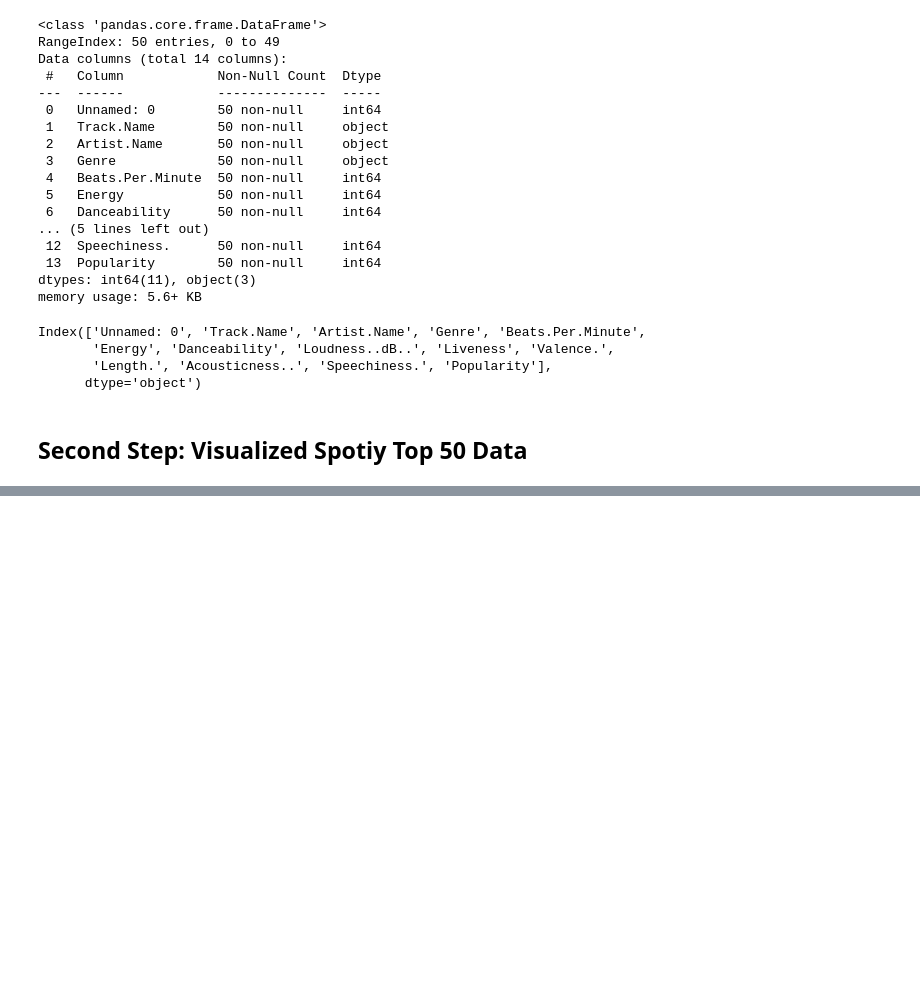
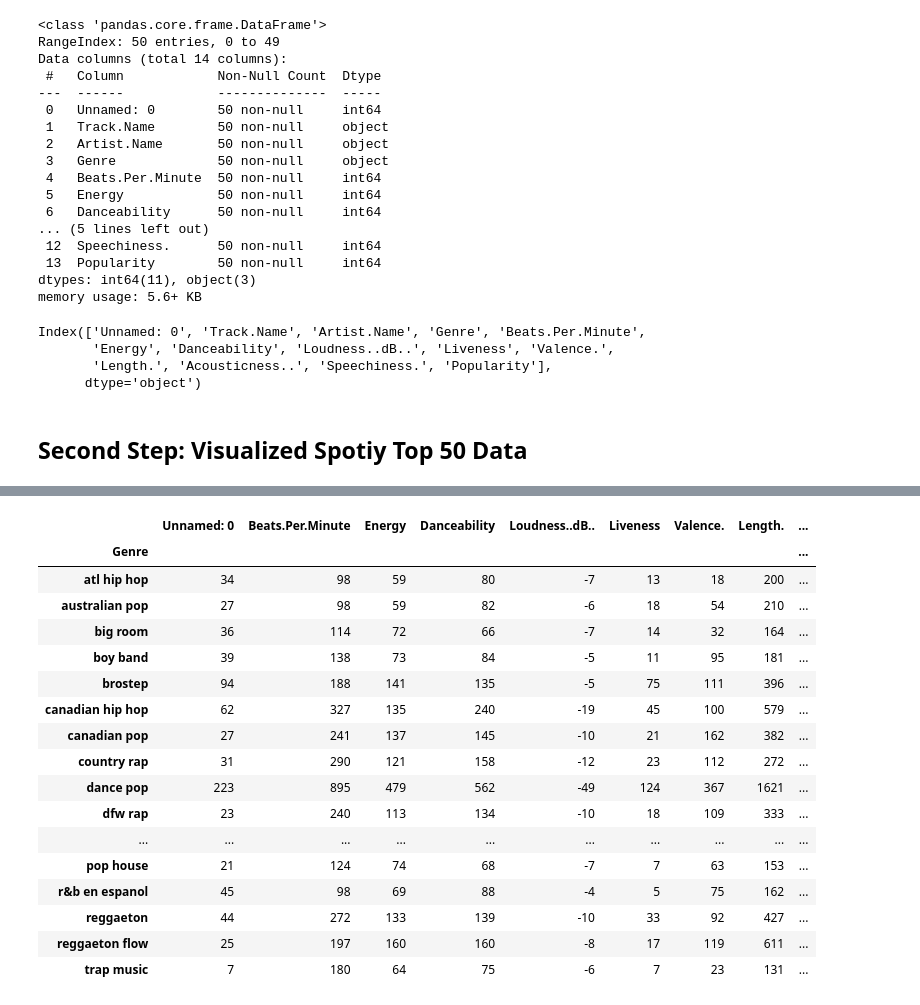
Before and after one commit to zli995/Spotify-Top-50-Songs-Analysis-2019, a Jupyter notebook: data/Spotify Top 50 Songs 2019 Analysis.ipynb, the cells around one changed output, grey strips where cells are left out. Cells and saved outputs as stored; diff of their text form; code cells hidden in the pictures; blank space fills up the shorter version.

```diff
--- a/data/Spotify Top 50 Songs 2019 Analysis.ipynb
+++ b/data/Spotify Top 50 Songs 2019 Analysis.ipynb
@@ -72,0 +88,21 @@ plt.show()
+# %%
+b
+# %% [output]
+|  | Unnamed: 0 | Beats.Per.Minute | Energy | Danceability | Loudness..dB.. | Liveness | Valence. | Length. | ... |
+| Genre |  |  |  |  |  |  |  |  | ... |
+| atl hip hop | 34 | 98 | 59 | 80 | -7 | 13 | 18 | 200 | ... |
+| australian pop | 27 | 98 | 59 | 82 | -6 | 18 | 54 | 210 | ... |
+| big room | 36 | 114 | 72 | 66 | -7 | 14 | 32 | 164 | ... |
+| boy band | 39 | 138 | 73 | 84 | -5 | 11 | 95 | 181 | ... |
+| brostep | 94 | 188 | 141 | 135 | -5 | 75 | 111 | 396 | ... |
+| canadian hip hop | 62 | 327 | 135 | 240 | -19 | 45 | 100 | 579 | ... |
+| canadian pop | 27 | 241 | 137 | 145 | -10 | 21 | 162 | 382 | ... |
+| country rap | 31 | 290 | 121 | 158 | -12 | 23 | 112 | 272 | ... |
+| dance pop | 223 | 895 | 479 | 562 | -49 | 124 | 367 | 1621 | ... |
+| dfw rap | 23 | 240 | 113 | 134 | -10 | 18 | 109 | 333 | ... |
+| ... | ... | ... | ... | ... | ... | ... | ... | ... | ... |
+| pop house | 21 | 124 | 74 | 68 | -7 | 7 | 63 | 153 | ... |
+| r&b en espanol | 45 | 98 | 69 | 88 | -4 | 5 | 75 | 162 | ... |
+| reggaeton | 44 | 272 | 133 | 139 | -10 | 33 | 92 | 427 | ... |
+| reggaeton flow | 25 | 197 | 160 | 160 | -8 | 17 | 119 | 611 | ... |
+| trap music | 7 | 180 | 64 | 75 | -6 | 7 | 23 | 131 | ... |
```
Also changed, not shown: parts of 4 cells of this notebook.
